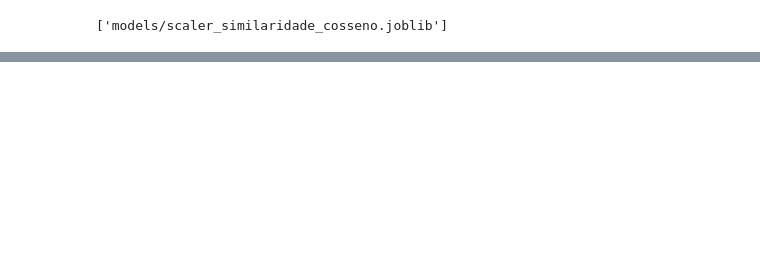
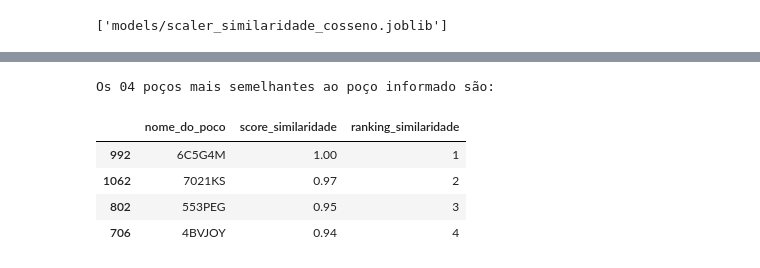
Before and after one commit to joaomj/oilfields, a Jupyter notebook: notebook.ipynb, the cells around one changed output, grey strips where cells are left out. Saved outputs shown, nothing was run; the diff lists cells and outputs as text; code cells hidden in the pictures; blank space fills up the shorter version.

```diff
--- a/notebook.ipynb
+++ b/notebook.ipynb
@@ -1257,0 +1265,10 @@ dump(scaler, 'models/scaler_similaridade_cosseno.joblib')
+# %%
+print('Os 04 poços mais semelhantes ao poço informado são:')
+df_ordenado.head(4).round(2)
+# %% [output]
+Os 04 poços mais semelhantes ao poço informado são:
+|  | nome_do_poco | score_similaridade | ranking_similaridade |
+| 992 | 6C5G4M | 1.00 | 1 |
+| 1062 | 7021KS | 0.97 | 2 |
+| 802 | 553PEG | 0.95 | 3 |
+| 706 | 4BVJOY | 0.94 | 4 |
```
Also changed, not shown: parts of 11 cells of this notebook.
